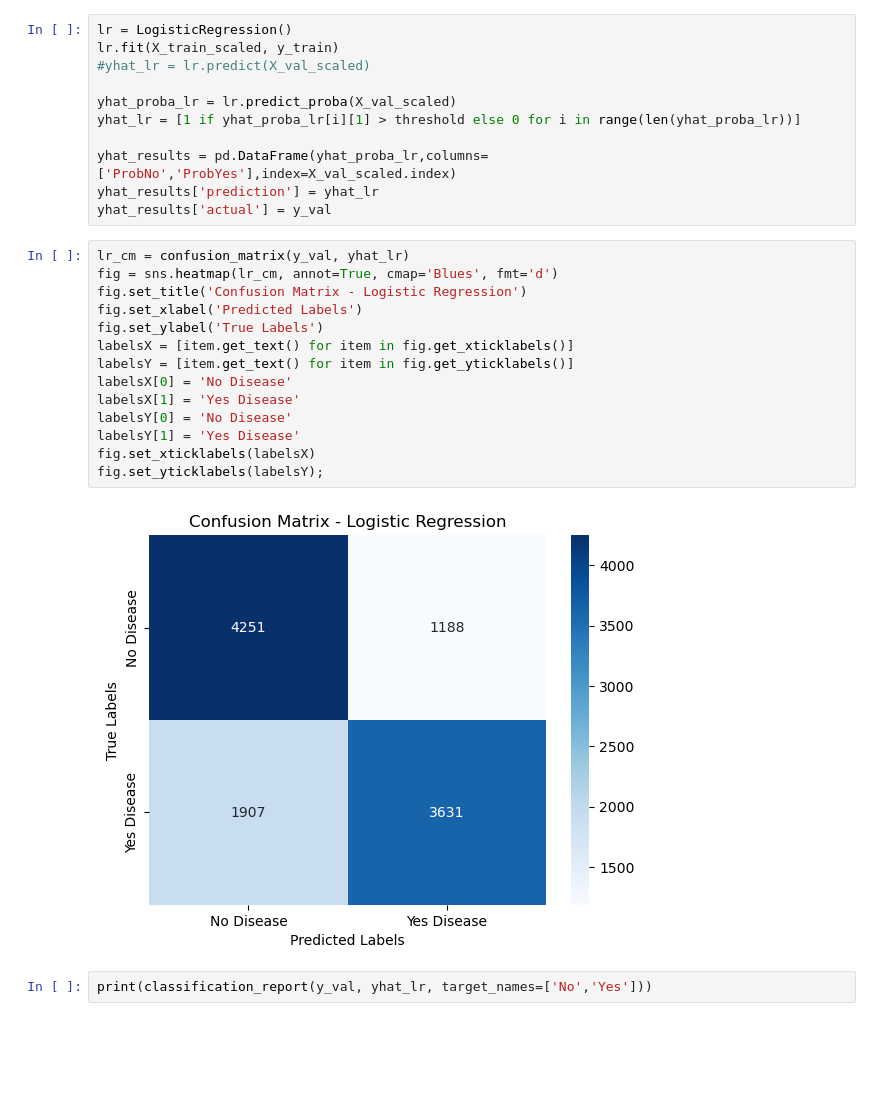
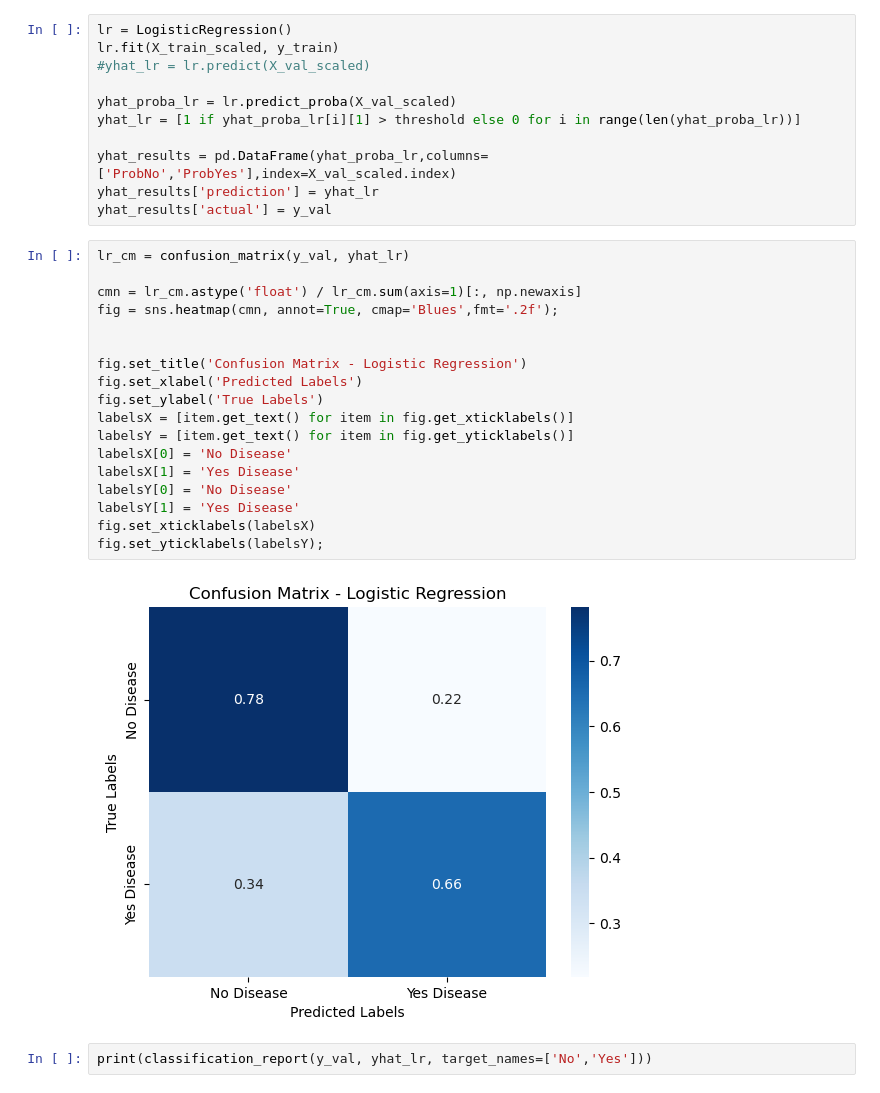
Before and after one commit to marcosbertochi/cardio-disease-classification, a Jupyter notebook: cardio-disease-classification-v2.ipynb, the cells around one changed output. Drawn from its saved outputs; the diff is of its cells as text; blank space fills up the shorter version.

```diff
--- a/cardio-disease-classification-v2.ipynb
+++ b/cardio-disease-classification-v2.ipynb
@@ -850,20 +894,24 @@ yhat_results['prediction'] = yhat_lr
 yhat_results['actual'] = y_val
 # %%
 lr_cm = confusion_matrix(y_val, yhat_lr)
-fig = sns.heatmap(lr_cm, annot=True, cmap='Blues', fmt='d')
+
+cmn = lr_cm.astype('float') / lr_cm.sum(axis=1)[:, np.newaxis]
+fig = sns.heatmap(cmn, annot=True, cmap='Blues',fmt='.2f');
+
+
 fig.set_title('Confusion Matrix - Logistic Regression')
 fig.set_xlabel('Predicted Labels')
 fig.set_ylabel('True Labels')
 labelsX = [item.get_text() for item in fig.get_xticklabels()]
 labelsY = [item.get_text() for item in fig.get_yticklabels()]
 labelsX[0] = 'No Disease'
 labelsX[1] = 'Yes Disease'
 labelsY[0] = 'No Disease'
 labelsY[1] = 'Yes Disease'
 fig.set_xticklabels(labelsX)
 fig.set_yticklabels(labelsY);
 # %% [output]
-[figure, old version]
+[figure, new version]
 # %%
 print(classification_report(y_val, yhat_lr, target_names=['No','Yes']))
 # %% [output]
```
Also changed, not shown: parts of 53 cells of this notebook.
